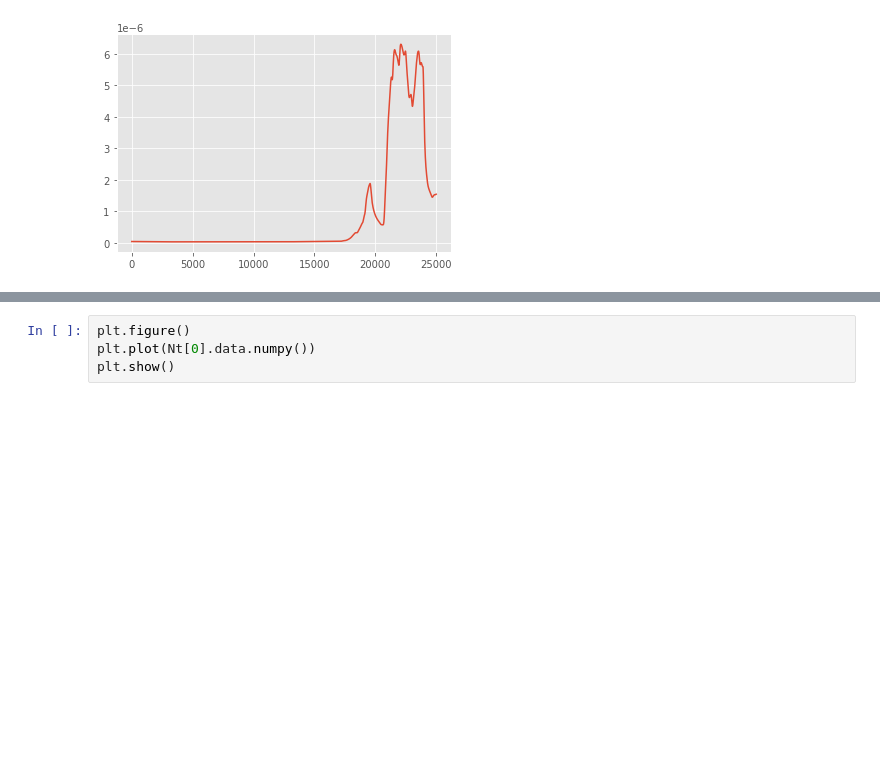
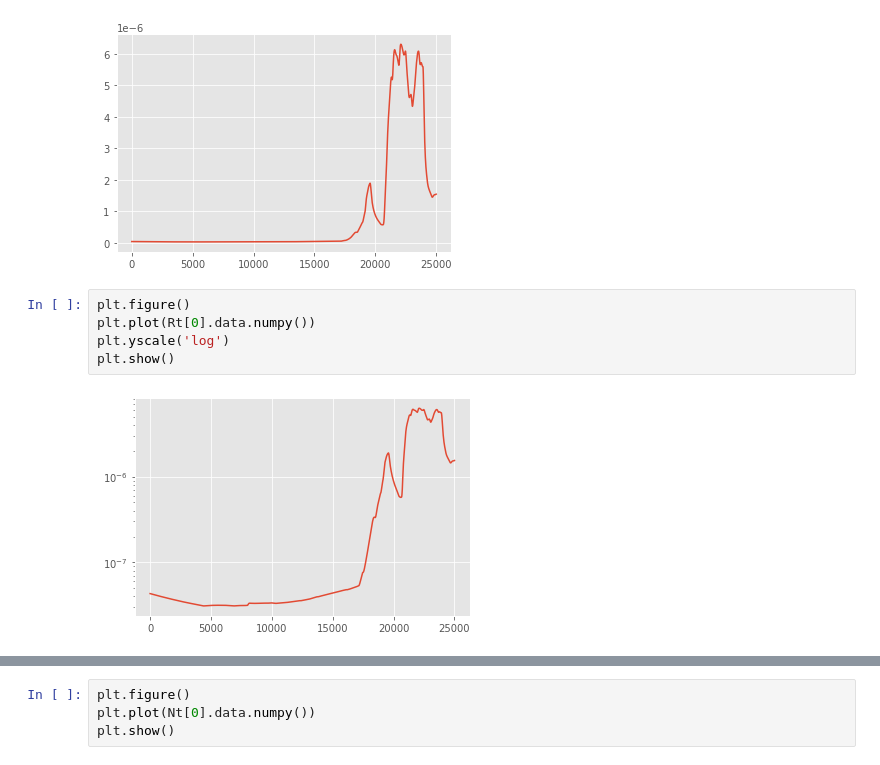
Before and after one commit to hanxiaokaka/Induced_seismic, a Jupyter notebook: notebooks/crs_model/001. Run CRS forward.ipynb, the cells around one changed output, grey strips where cells are left out. Saved outputs shown, nothing was run; the diff lists cells and outputs as text; blank space fills up the shorter version.

```diff
--- a/notebooks/crs_model/001. Run CRS forward.ipynb
+++ b/notebooks/crs_model/001. Run CRS forward.ipynb
@@ -71,3 +84,10 @@ plt.plot(Rt[0].data.numpy())
 plt.show()
 # %% [output]
 [figure]
+# %%
+plt.figure()
+plt.plot(Rt[0].data.numpy())
+plt.yscale('log')
+plt.show()
+# %% [output]
+[figure, added]
```
Also changed, not shown: parts of 6 cells of this notebook, 8 other files.
